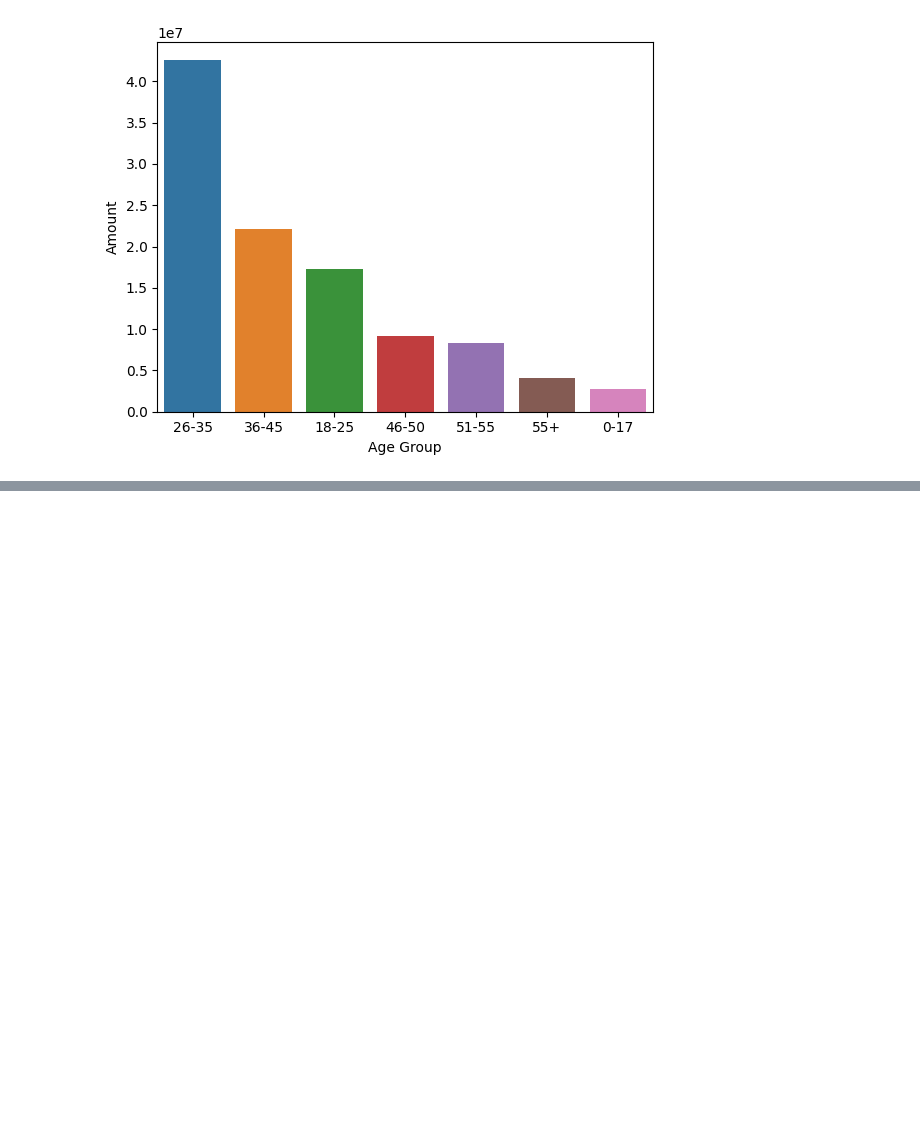
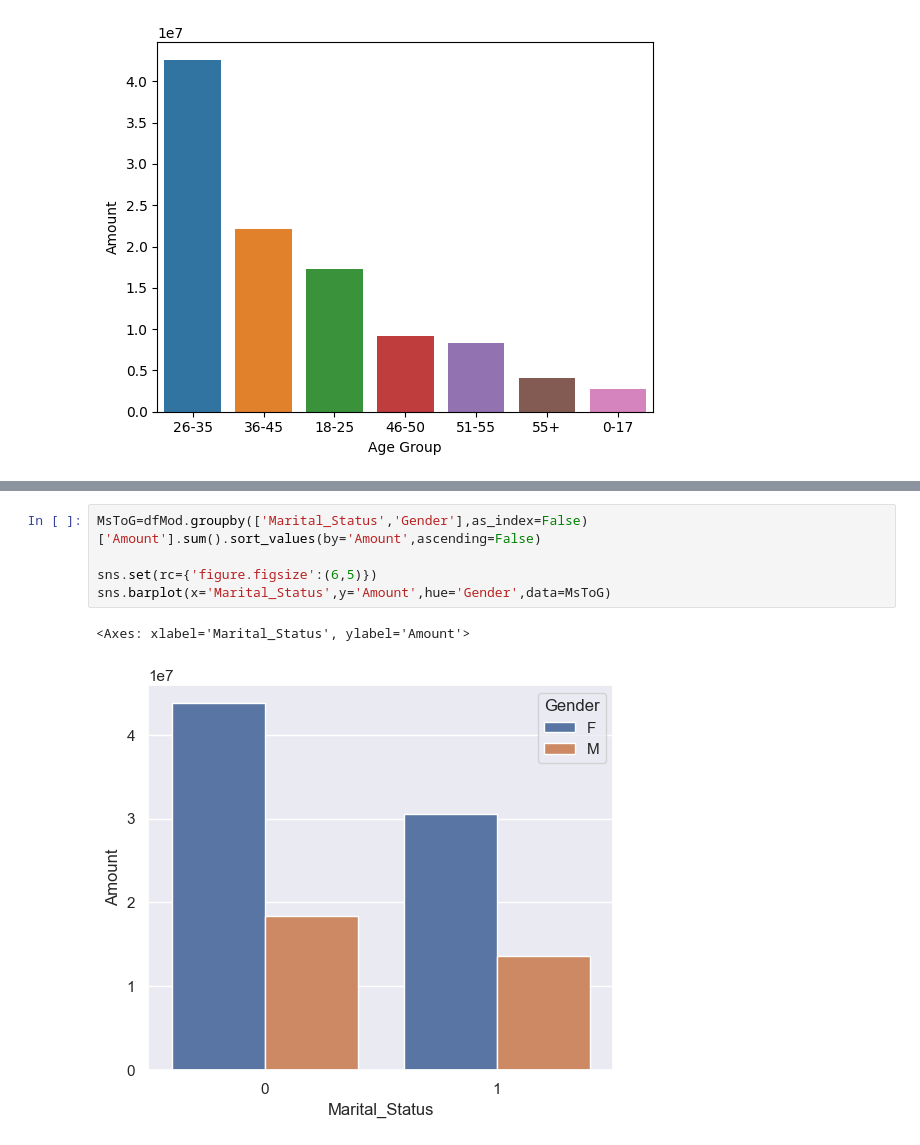
Before and after one commit to Vignesh5140/Diwali-Sales-Analysis, a Jupyter notebook: Sales_Analysis_Diwali.ipynb, the cells around one changed output, grey strips where cells are left out. Cells and saved outputs as stored; diff of their text form; blank space fills up the shorter version.

```diff
--- a/Sales_Analysis_Diwali.ipynb
+++ b/Sales_Analysis_Diwali.ipynb
@@ -129,0 +156,8 @@ sns.barplot(x='Age Group',y='Amount',data=genToAmount)
+# %%
+MsToG=dfMod.groupby(['Marital_Status','Gender'],as_index=False)['Amount'].sum().sort_values(by='Amount',ascending=False)
+
+sns.set(rc={'figure.figsize':(6,5)})
+sns.barplot(x='Marital_Status',y='Amount',hue='Gender',data=MsToG)
+# %% [output]
+<Axes: xlabel='Marital_Status', ylabel='Amount'>
+[figure, added]
```
Also changed, not shown: parts of 13 cells of this notebook.
